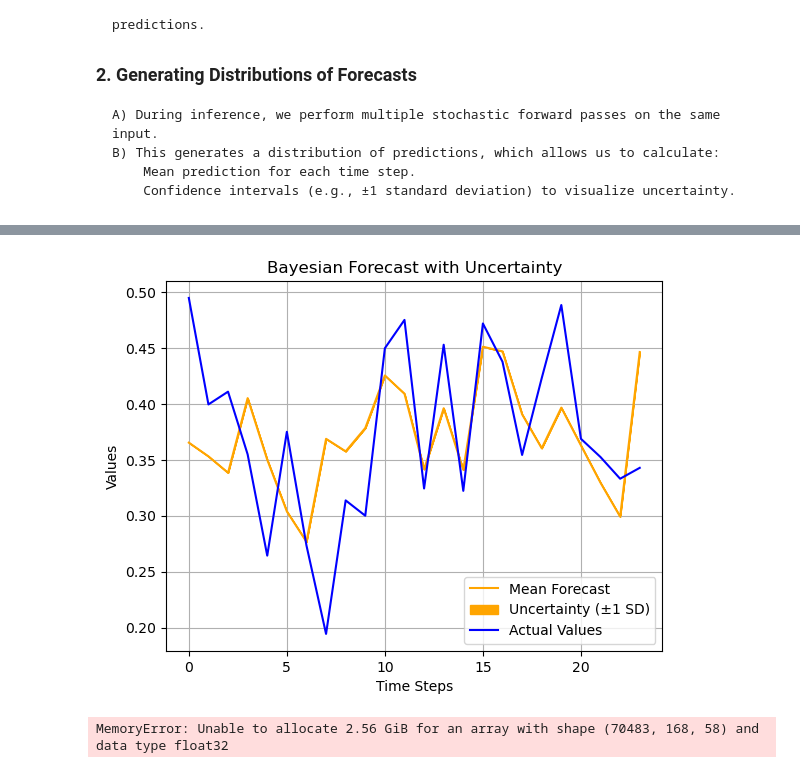
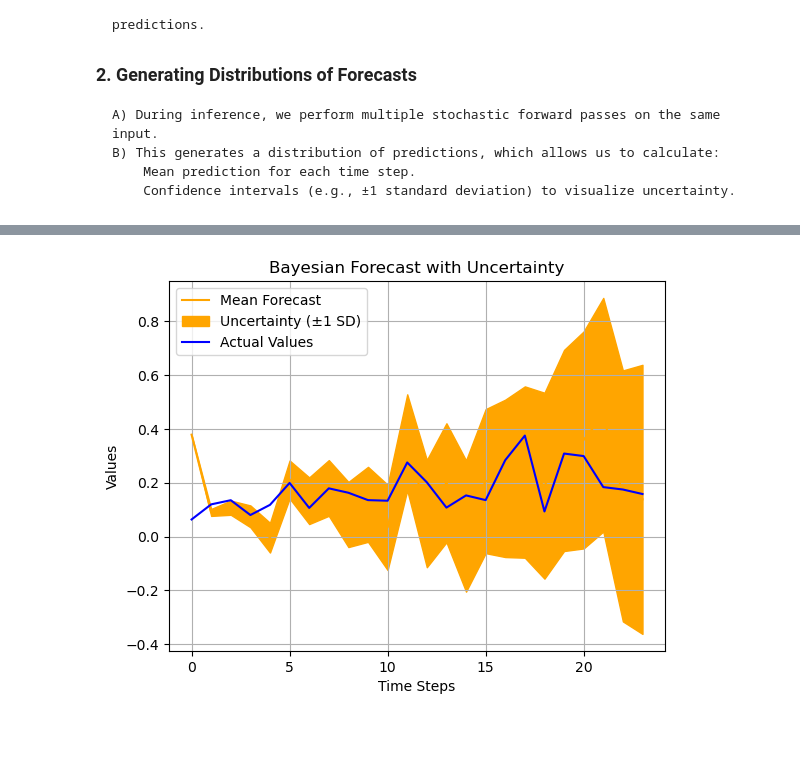
Before and after one commit to statmallu/NFL, a Jupyter notebook: energy forecast gnn lstm/lstm.ipynb, the cells around one changed output, grey strips where cells are left out. Saved outputs shown, nothing was run; the diff lists cells and outputs as text; code cells hidden in the pictures; blank space fills up the shorter version.

Commit message:
Enhance batch_predict_mc_dropout for stochastic predictions with MC Dropout

```diff
--- a/energy forecast gnn lstm/lstm.ipynb
+++ b/energy forecast gnn lstm/lstm.ipynb
@@ -24,14 +24,16 @@ import numpy as np
 from models import *
 # %%
 # Load data
-#train_data = np.load("./data/lstm/train_data.npz")
-#test_data = np.load("./data/lstm/test_data.npz")
-train_data = np.load("E:/projects/energy forecast gnn lstm/data/lstm/train_data.npz")
-test_data = np.load("E:/projects/energy forecast gnn lstm/data/lstm/test_data.npz")
+train_data = np.load("./data/lstm/train_data.npz")
+test_data = np.load("./data/lstm/test_data.npz")
 
 X_train_past = train_data["X_train_past"]
 X_train_weather_future = train_data["X_train_weather_future"]
 Y_train = train_data["Y_train"]
+
+X_test_past = test_data["X_test_past"]
+X_test_weather_future = test_data["X_test_weather_future"]
+Y_test = test_data["Y_test"]
 # %%
 # Extract shapes
 input_past_shape = X_train_past.shape[1:]  # (168, 58)
@@ -200,12 +168,21 @@ def batch_predict(model, X_past, X_future, batch_size, num_passes):
+# %%
+forecast_steps = 24
+num_targets = 2
+
+mc_dropout_model = build_mc_dropout_lstm(
+    input_past_shape=X_train_past.shape[1:],  # (168, 58)
+    input_future_shape=X_train_weather_future.shape[1:],  # (24, 9)
+    forecast_steps=forecast_steps,
+    num_targets=num_targets
+)
 # %%
-from models import batch_predict
-
 # Parameters
-batch_size = 32  # Adjust based on available memory
-num_passes = 100    # Reduce if needed
+batch_size = 128  # Adjust based on available memory
+num_passes = 10    # Reduce if needed
 
 # Perform batch predictions
-all_predictions = batch_predict(model, X_test_past, X_test_weather_future, batch_size, num_passes)
+
+all_predictions = batch_predict(mc_dropout_model, X_test_past, X_test_weather_future, batch_size, num_passes)
 
 # Convert to numpy array for analysis
 mean_predictions = np.mean(all_predictions, axis=0)
@@ -223,50 +201,30 @@ array([5.9604645e-08, 2.9802322e-08, 5.9604645e-08, 0.0000000e+00,
 # %%
+data_index= 14507 # a random example
 # Define time indices for future values
 time_future =  np.arange(mean_predictions.shape[1])
 
 # Plot mean forecast
-plt.plot(time_future, mean_predictions[data_index, :, 0], c='orange', label='Mean Forecast')
+plt.plot(time_future,mean_predictions[data_index, :, 0], c='orange', label='Mean Forecast')
 
 # Plot confidence intervals (e.g., ±1 standard deviation)
 plt.fill_between(
     time_future,
     mean_predictions[data_index, :, 0] - std_predictions[data_index, :, 0],
     mean_predictions[data_index, :, 0] + std_predictions[data_index, :, 0],
     color='orange',
     alpha=1,
     label='Uncertainty (±1 SD)'
 )
 
 # Plot actual values
 plt.plot(time_future, Y_test[data_index, :, 0], c='blue', label='Actual Values')
 
 # Add labels and legend
 plt.xlabel('Time Steps')
 plt.ylabel('Values')
 plt.title('Bayesian Forecast with Uncertainty')
 plt.legend()
 plt.grid()
 plt.show()
 # %% [output]
-[figure, old version]
+[figure, new version]
-# %%
-import numpy as np
-from models import build_mc_dropout_lstm
-# Number of stochastic forward passes
-num_passes = 100
-
-# Store predictions
-all_predictions = []
-
-for _ in range(num_passes):
-    pred = model.predict([X_test_past, X_test_weather_future], verbose=0)
-    all_predictions.append(pred)
-
-# Convert to numpy array for analysis
-all_predictions = np.array(all_predictions)  # Shape: (num_passes, num_samples, forecast_steps, num_targets)
-
-# Calculate mean and standard deviation of predictions
-mean_predictions = np.mean(all_predictions, axis=0)
-std_predictions = np.std(all_predictions, axis=0)
-# %% [output]
-MemoryError: Unable to allocate 2.56 GiB for an array with shape (70483, 168, 58) and data type float32
```
Also changed, not shown: parts of 5 cells of this notebook, 2 other files.
